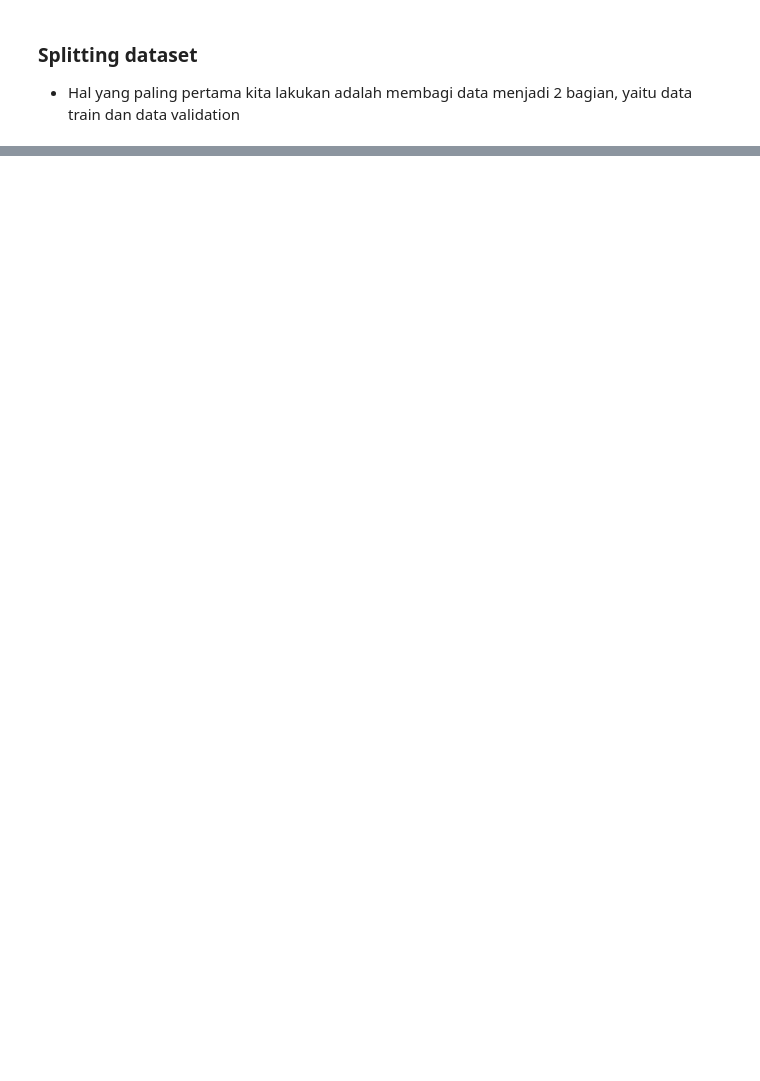
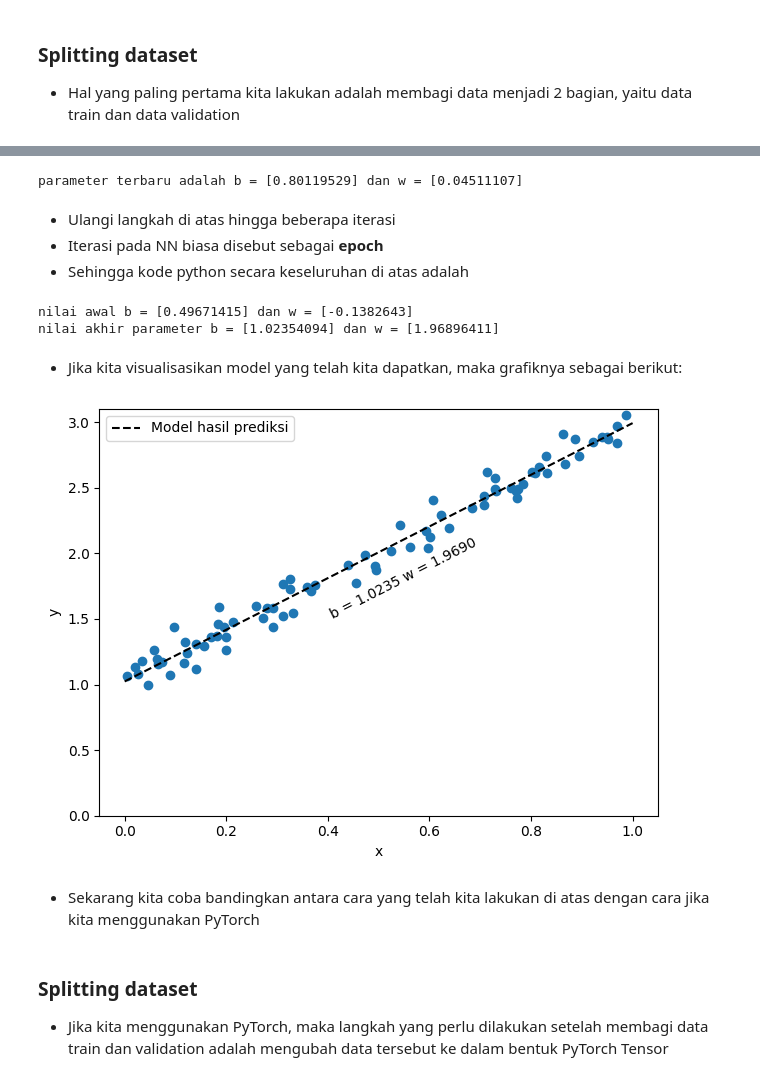
Before and after one commit to miftanurfarid/kecerdasan_buatan, a Jupyter notebook: slide/2024/05.applications/05.applications_nn.ipynb, the cells around one changed output, grey strips where cells are left out. Drawn from its saved outputs; the diff is of its cells as text; code cells hidden in the pictures; blank space fills up the shorter version.

```diff
--- a/slide/2024/05.applications/05.applications_nn.ipynb
+++ b/slide/2024/05.applications/05.applications_nn.ipynb
@@ -263,0 +196,71 @@ print(model.state_dict())
+# %%
+learning_rate = .1
+
+b = b - learning_rate * b_grad
+w = w - learning_rate * w_grad
+
+print(f"parameter terbaru adalah b = {b} dan w = {w}")
+# %% [output]
+parameter terbaru adalah b = [0.80119529] dan w = [0.04511107]
+# %% [markdown]
+- Ulangi langkah di atas hingga beberapa iterasi
+- Iterasi pada NN biasa disebut sebagai **epoch**
+- Sehingga kode python secara keseluruhan di atas adalah
+# %%
+np.random.seed(42)
+b = np.random.randn(1)
+w = np.random.randn(1)
+
+print("nilai awal b = {} dan w = {}".format(b,w))
+
+learning_rate = .1
+epoch = 1000
+
+for i in range(epoch):
+    yhat = b + w * x_train
+
+    error = (yhat - y_train)
+    loss = (error ** 2).mean()
+
+    b_grad = 2 * error.mean()
+    w_grad = 2 * (x_train * error).mean()
+
+    b = b - learning_rate * b_grad
+    w = w - learning_rate * w_grad
+
+print(f"nilai akhir parameter b = {b} dan w = {w}")
+# %% [output]
+nilai awal b = [0.49671415] dan w = [-0.1382643]
+nilai akhir parameter b = [1.02354094] dan w = [1.96896411]
+# %% [markdown]
+- Jika kita visualisasikan model yang telah kita dapatkan, maka grafiknya sebagai berikut:
+# %%
+import numpy as np
+import matplotlib.pyplot as plt
+
+def figure3(x_train, y_train, b_minimum, w_minimum):
+    x_range = np.linspace(0, 1, 101)
+    yhat_range = b_minimum + w_minimum * x_range
+
+    fig, ax = plt.subplots(1, 1)
+    ax.set_xlabel('x')
+    ax.set_ylabel('y')
+    ax.set_ylim([0, 3.1])
+
+    ax.scatter(x_train, y_train)
+    ax.plot(x_range, yhat_range, label='Model hasil prediksi', c='k', linestyle='--')
+
+    ax.annotate('b = {:.4f} w = {:.4f}'.format(b_minimum[0], w_minimum[0]), xy=(.4, 1.5), c='k', rotation=27)
+    ax.legend(loc=0)
+    fig.tight_layout()
+    return fig, ax
+
+fig = figure3(x_train, y_train, b, w)
+# %% [output]
+[figure, added]
+# %% [markdown]
+- Sekarang kita coba bandingkan antara cara yang telah kita lakukan di atas dengan cara jika kita menggunakan PyTorch
+# %% [markdown]
+### Splitting dataset
+
+- Jika kita menggunakan PyTorch, maka langkah yang perlu dilakukan setelah membagi data train dan validation adalah mengubah data tersebut ke dalam bentuk PyTorch Tensor
```
Also changed, not shown: parts of 46 cells of this notebook, 3 other files.
